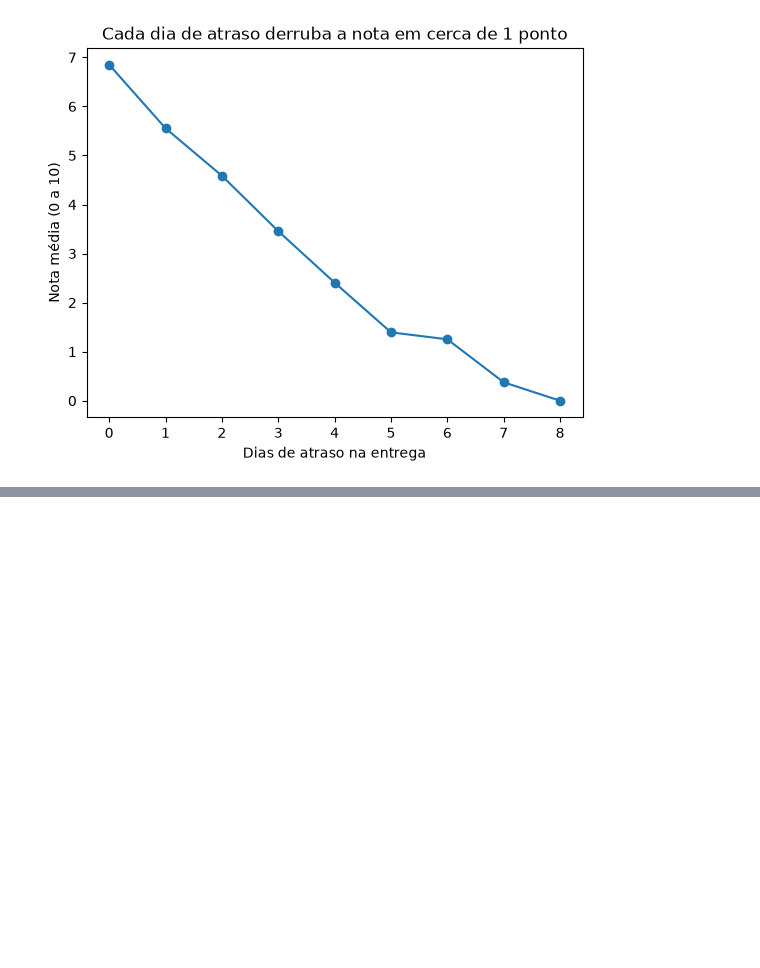
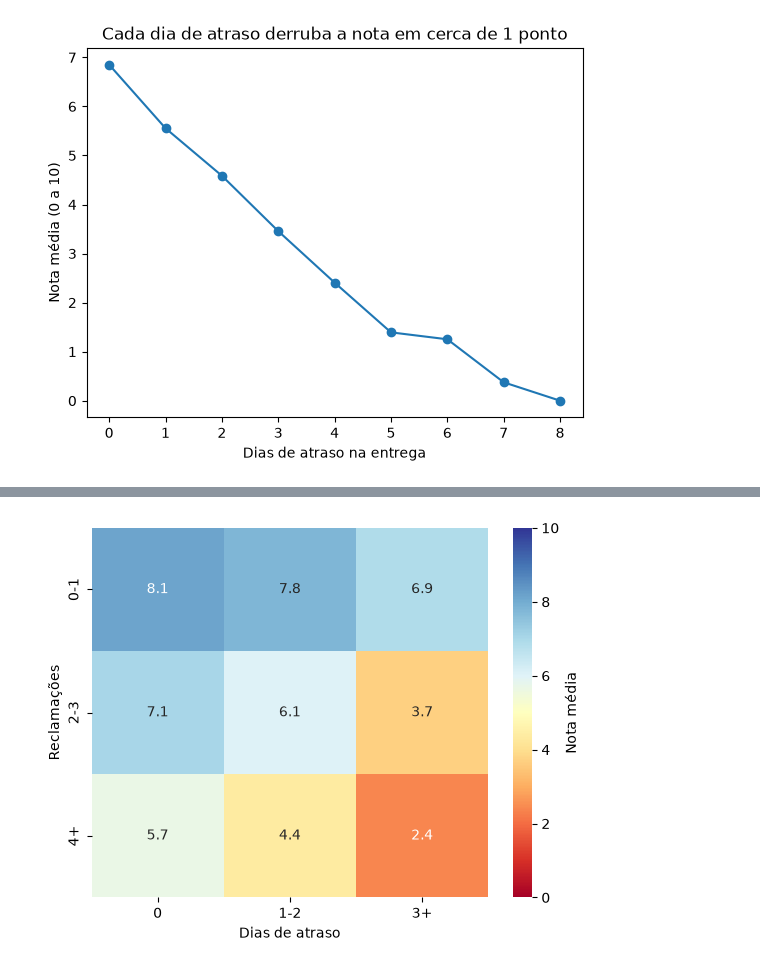
Before and after one commit to 82919165/tech-challenge-nps-fase1, a Jupyter notebook: notebooks/02_eda.ipynb, the cells around one changed output, grey strips where cells are left out. Cells and saved outputs as stored; diff of their text form; code cells hidden in the pictures; blank space fills up the shorter version.

```diff
--- a/notebooks/02_eda.ipynb
+++ b/notebooks/02_eda.ipynb
@@ -138,0 +254,4 @@ plt.show()
+# %%
+faixa_atraso = pd.cut(df["delivery_delay_days"], bins=[-1, 0, 2, 8], labels=["0", "1-2", "3+"])
+faixa_recl   = pd.cut(df["complaints_count"], bins=[-1, 1, 3, 11], labels=["0-1", "2-3", "4+"])
+df.pivot_table(values="nps_score", index=faixa_recl, columns=faixa_atraso, aggfunc="count", observed=True).round(2)
@@ -138,0 +264,9 @@ plt.show()
+# %%
+import seaborn as sns
+tab = df.pivot_table(values="nps_score", index=faixa_recl, columns=faixa_atraso, aggfunc="mean", observed=True)
+ax = sns.heatmap(tab, annot=True, fmt=".1f", cmap="RdYlBu", vmin=0, vmax=10, cbar_kws={"label": "Nota média"})
+ax.set_xlabel("Dias de atraso"); ax.set_ylabel("Reclamações")
+plt.savefig("../reports/figuras/nps_reclamacoes_x_atraso.png", dpi=150, bbox_inches="tight")
+plt.show()
+# %% [output]
+[figure, added]
```
Also changed, not shown: parts of 12 cells of this notebook, 1 other file.
